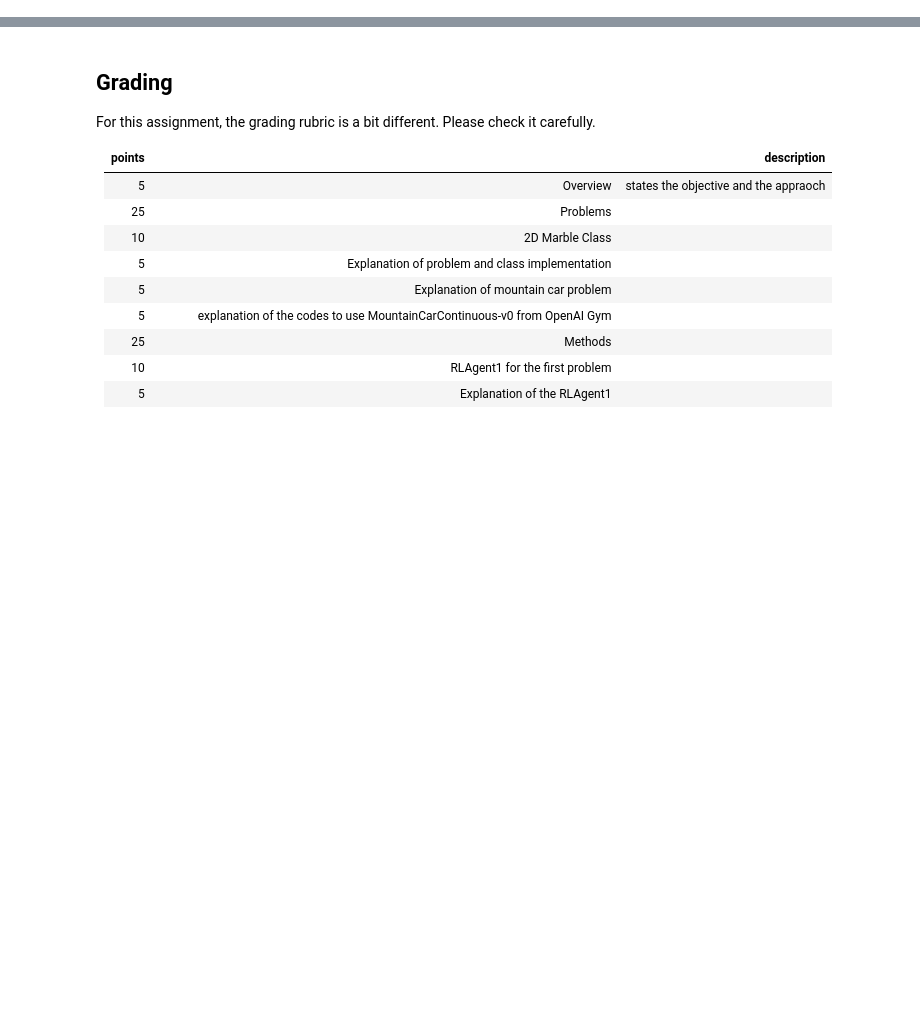
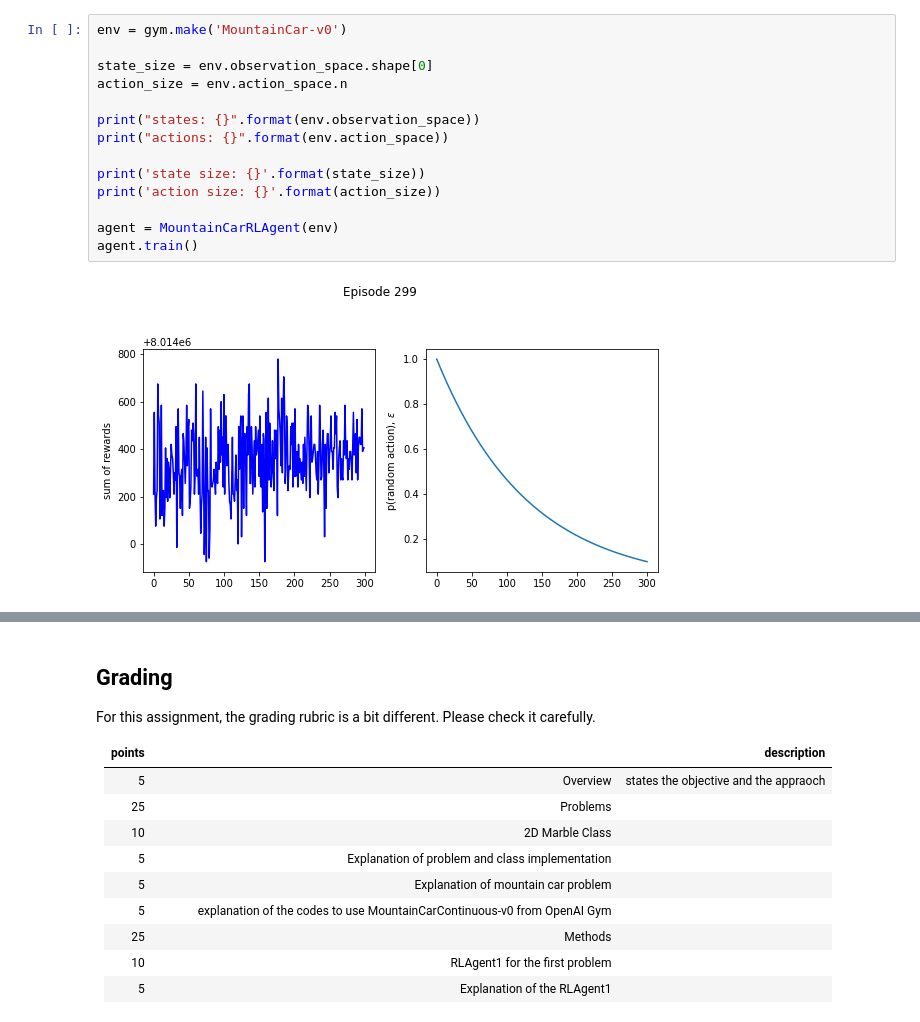
Before and after one commit to biqar/Fall-2020-ITCS-8156-MachineLearning, a Jupyter notebook: programming_assignments/4_Reinforcement-Learning/Assign4.ipynb, the cells around one changed output, grey strips where cells are left out. Drawn from its saved outputs; the diff is of its cells as text; blank space fills up the shorter version.

```diff
--- a/programming_assignments/4_Reinforcement-Learning/Assign4.ipynb
+++ b/programming_assignments/4_Reinforcement-Learning/Assign4.ipynb
@@ -50,0 +713,16 @@ Describe the objective of this assignment. You can briefly state how you accompi
+# %%
+env = gym.make('MountainCar-v0')
+
+state_size = env.observation_space.shape[0]
+action_size = env.action_space.n
+
+print("states: {}".format(env.observation_space))
+print("actions: {}".format(env.action_space))
+
+print('state size: {}'.format(state_size))
+print('action size: {}'.format(action_size))
+
+agent = MountainCarRLAgent(env)
+agent.train()
+# %% [output]
+[figure, added]
```
Also changed, not shown: parts of 22 cells of this notebook, 1 other file.
